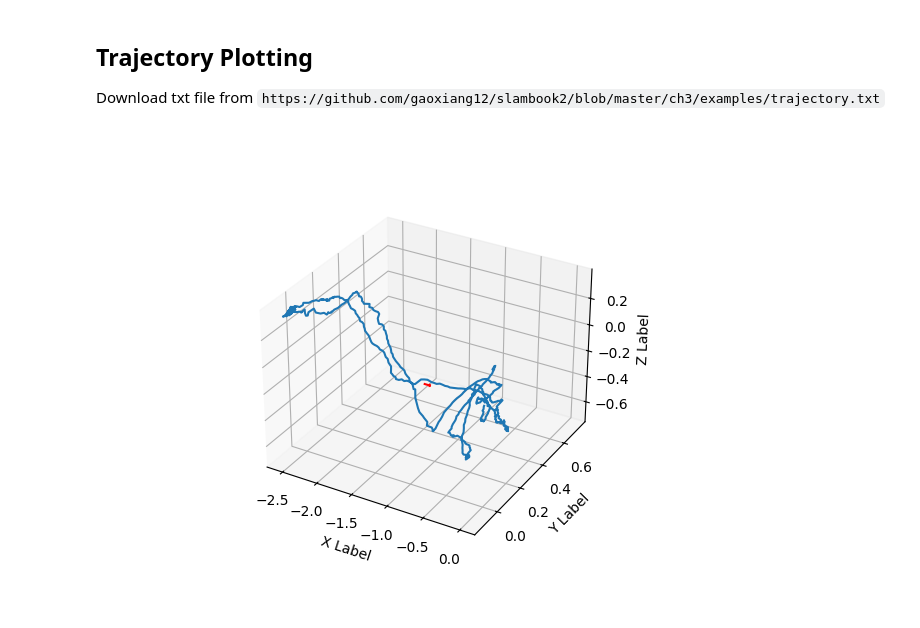
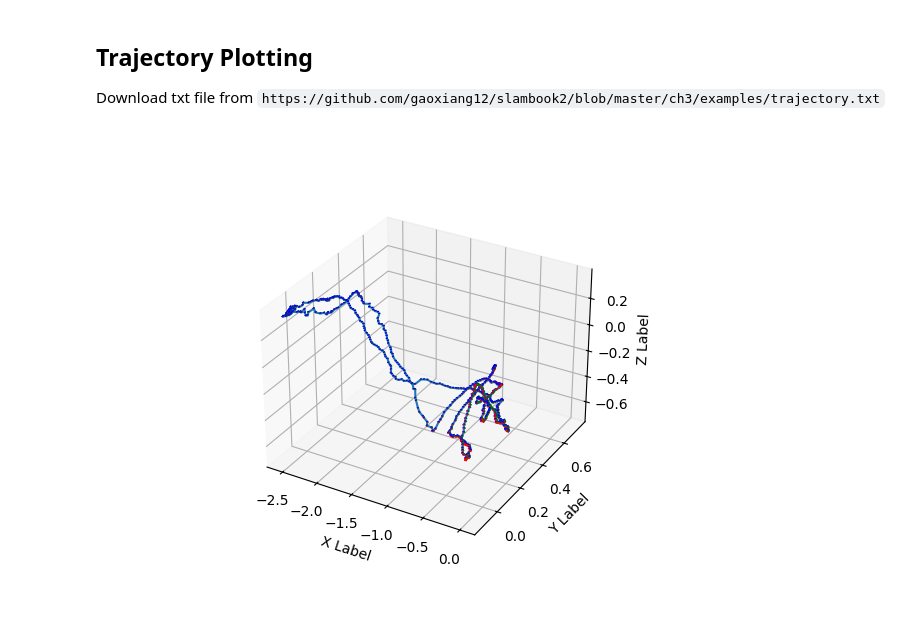
Before and after one commit to Lxrd-AJ/slambook, a Jupyter notebook: notebooks/ch2-rigid-body-motion.ipynb, the cells around one changed output. Saved outputs shown, nothing was run; the diff lists cells and outputs as text; code cells hidden in the pictures.

```diff
--- a/notebooks/ch2-rigid-body-motion.ipynb
+++ b/notebooks/ch2-rigid-body-motion.ipynb
@@ -160,27 +160,51 @@ for i in range(numPoints):
 # %%
 import matplotlib.pyplot as plt
 
 # Ensure the required backend is installed using `pip install ipympl`
 %matplotlib widget
 
 fig = plt.figure()
 ax = fig.add_subplot(111, projection='3d')
 
 ax.plot(lines[:,1], lines[:,2], lines[:,3])
 
 ax.set_xlabel('X Label')
 ax.set_ylabel('Y Label')
 ax.set_zlabel('Z Label')
 
-# TODO: Draw the axes of each pose
-ax.quiver(
-    -1.5, 0.4, -0.4,
-    0.1, 0, 0,
-    color='red', length=0.1, normalize=True
-)
+
+for i in range(lines.shape[0]):
+    _, T = data[i]
+
+    xAxis = np.array([1, 0, 0, 1])
+    rotatedAxis = T * xAxis
+    rotatedAxis = rotatedAxis[:-1]
+    ax.quiver(
+        *T.t,
+        *rotatedAxis,
+        color='red', length=0.01, normalize=True
+    )
+
+    yAxis = np.array([0, 1, 0, 1])
+    rotatedAxis = T * yAxis
+    rotatedAxis = rotatedAxis[:-1]
+    ax.quiver(
+        *T.t,
+        *rotatedAxis,
+        color='green', length=0.01, normalize=True
+    )
+
+    zAxis = np.array([0, 0, 1, 1])
+    rotatedAxis = T * zAxis
+    rotatedAxis = rotatedAxis[:-1]
+    ax.quiver(
+        *T.t,
+        *rotatedAxis,
+        color='blue', length=0.01, normalize=True
+    )
 
 plt.show()
 
 %matplotlib inline
 # %% [output]
-[figure, old version]
+[figure, new version]
```
